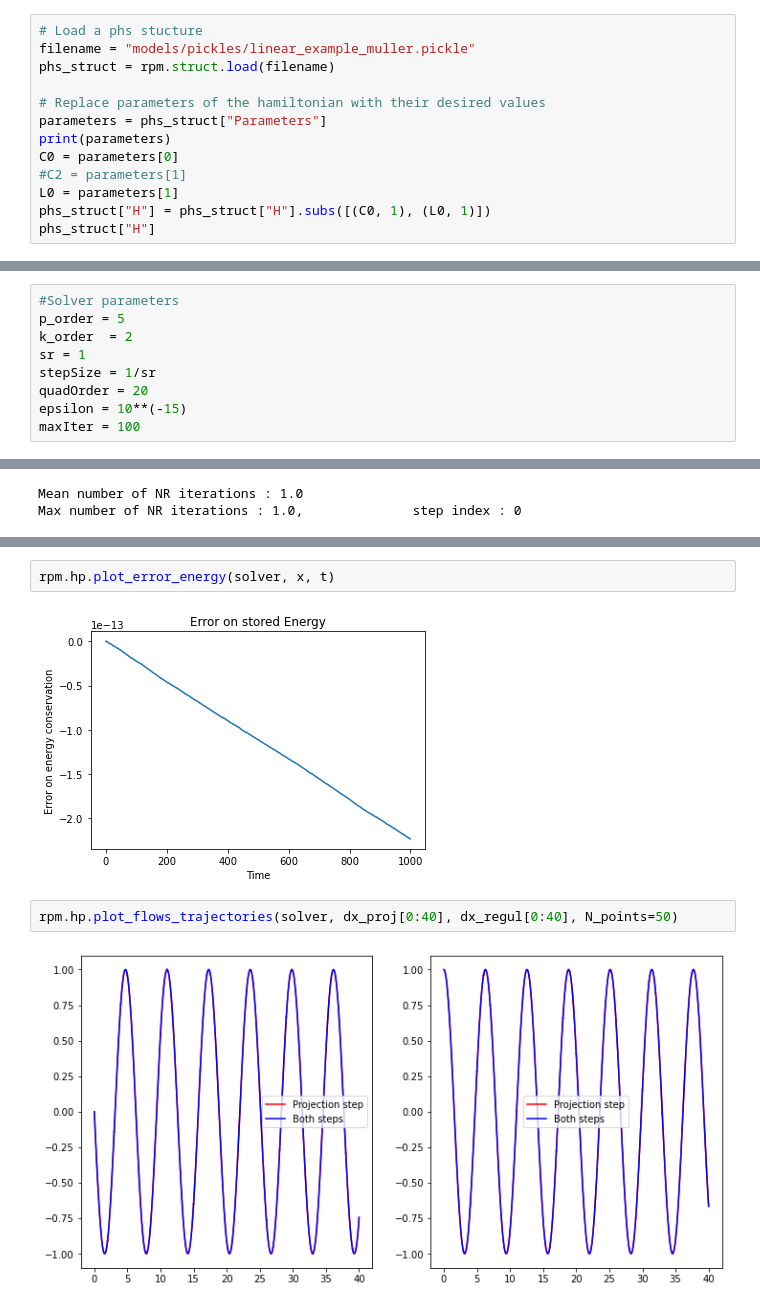
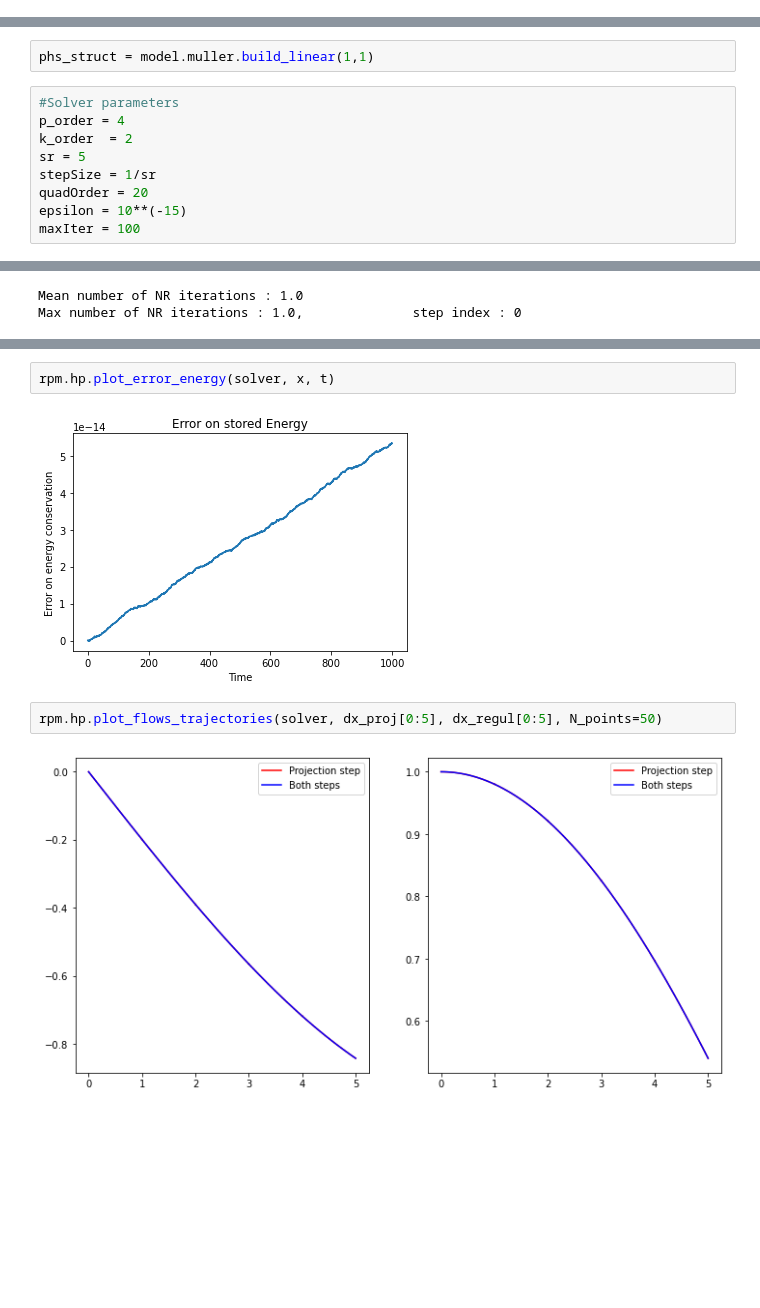
Before and after one commit to RisseThomas/RPM-method, a Jupyter notebook: RMP_tests.ipynb, the cells around one changed output, grey strips where cells are left out. Saved outputs shown, nothing was run; the diff lists cells and outputs as text; blank space fills up the shorter version.

Commit message:
regularization working for all sr without constraints

```diff
--- a/RMP_tests.ipynb
+++ b/RMP_tests.ipynb
@@ -28,16 +30,3 @@ def hessian(x):
     return hessian"""
 # %% [output]
 '\ndef gradients(x):\n    grad1 = x[0] / C0\n    grad2 = x[1] * L0\n    return np.array((grad1, grad2))\n\ndef hessian(x):\n    NPoints = x.shape[1]\n    hessian = np.zeros((2,2,NPoints))\n    hessian ...
-# %%
-# Load a phs stucture
-filename = "models/pickles/linear_example_muller.pickle"
-phs_struct = rpm.struct.load(filename)
-
-# Replace parameters of the hamiltonian with their desired values
-parameters = phs_struct["Parameters"]
-print(parameters)
-C0 = parameters[0]
-#C2 = parameters[1]
-L0 = parameters[1]
-phs_struct["H"] = phs_struct["H"].subs([(C0, 1), (L0, 1)])
-phs_struct["H"]
@@ -47,8 +33,10 @@ $\displaystyle \frac{\phi^{2}}{2} + \frac{q^{2}}{2}$
+# %%
+phs_struct = model.muller.build_linear(1,1)
 # %%
 #Solver parameters
-p_order = 5
+p_order = 4
 k_order  = 2
-sr = 1
+sr = 5
 stepSize = 1/sr
 quadOrder = 20
 epsilon = 10**(-15)
@@ -90,8 +79,8 @@ plt.plot(t[1:],x)
 # %%
 rpm.hp.plot_error_energy(solver, x, t)
 # %% [output]
-[figure, old version]
+[figure, new version]
 # %%
-rpm.hp.plot_flows_trajectories(solver, dx_proj[0:40], dx_regul[0:40], N_points=50)
+rpm.hp.plot_flows_trajectories(solver, dx_proj[0:5], dx_regul[0:5], N_points=50)
 # %% [output]
-[figure, old version]
+[figure, new version]
```
Also changed, not shown: parts of 6 cells of this notebook, 16 other files.
